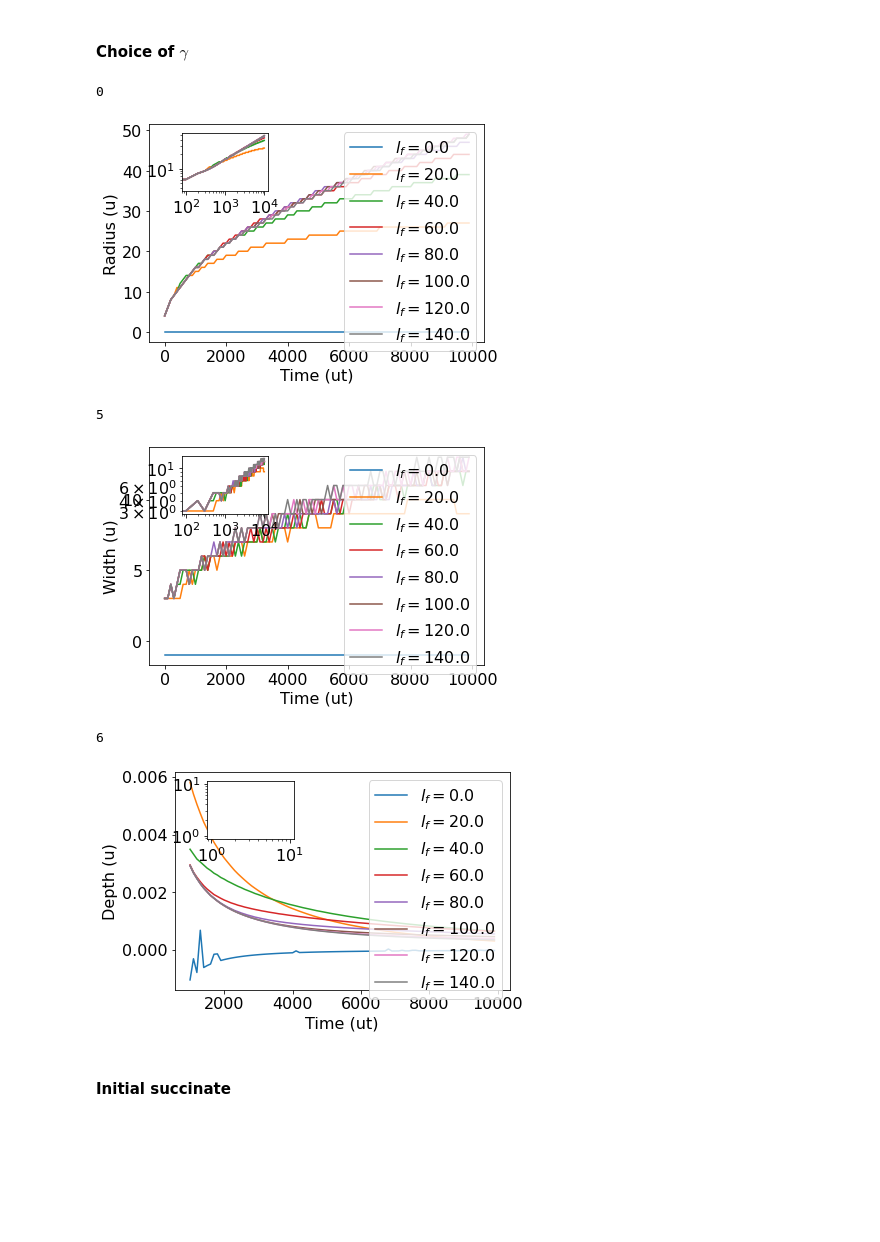
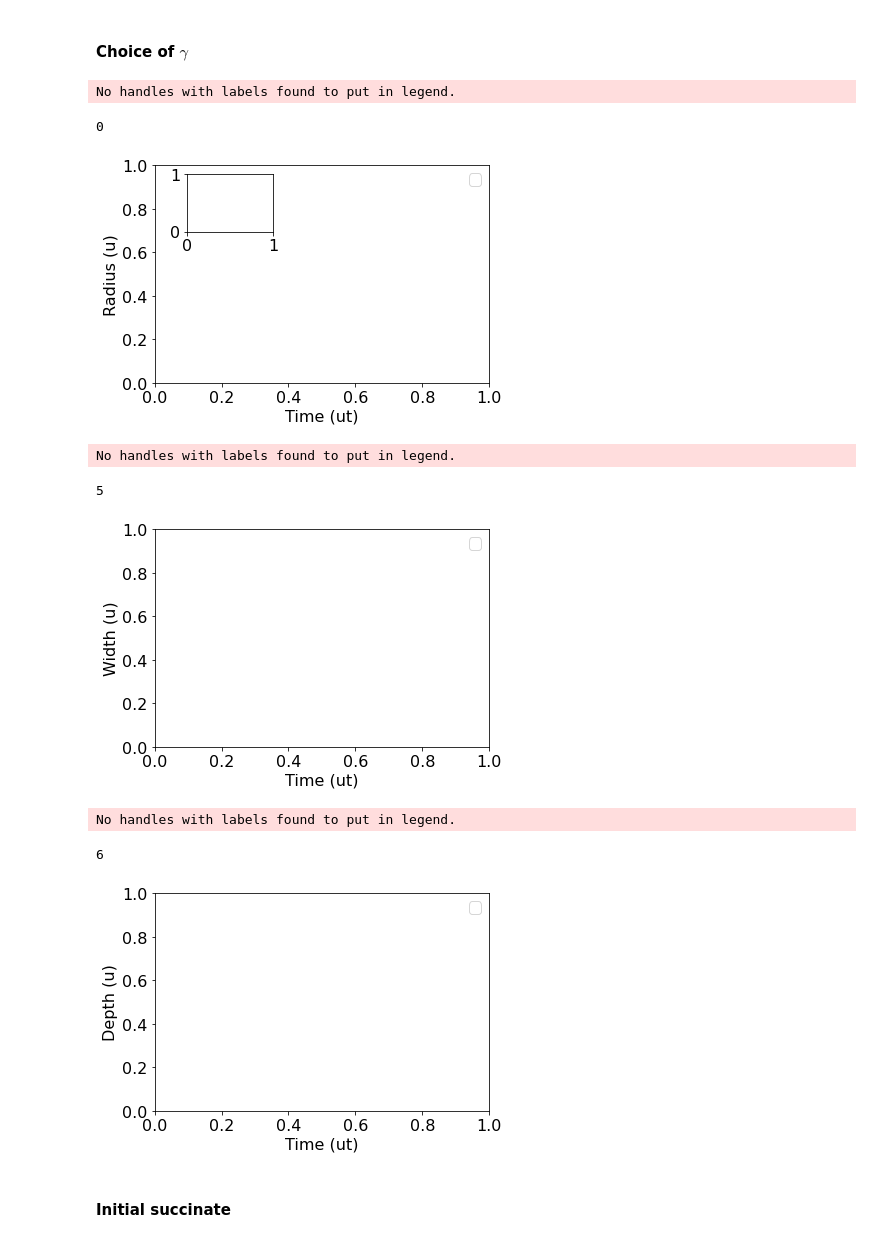
Before and after one commit to qfrigolac/quimiotaxi_TFG, a Jupyter notebook: plot_things.ipynb, the cells around one changed output. Cells and saved outputs as stored; diff of their text form; code cells hidden in the pictures; blank space fills up the shorter version.

```diff
--- a/plot_things.ipynb
+++ b/plot_things.ipynb
@@ -201,12 +201,13 @@ for my_val, my_val_df in all_sims_df.groupby('alp'):
     order = [2,0,1]
     plt.legend([handles[idx] for idx in order],[labels[idx] for idx in order])
 
+    plt.ticklabel_format(axis="x", style="sci", scilimits=(0,0))
 
     plt.ylabel('Radius (u)')
 
     #plt.ylim(0,100)#Per a canviar el rang dels eixos
     output_filename = 'alp-vs-k_'+str(my_alp) + '.pdf'
-    output_path = './grafs_alpvsk2/' + output_filename
+    output_path = '../' + output_filename
 
 
     plt.savefig(output_path, format='pdf', bbox_inches='tight')
@@ -798,44 +799,49 @@ for my_a, my_a_df in all_sims_df.groupby('mesura'):
         plt.ylabel('Radius (u)')
     if my_mesura == 5:
         plt.ylabel('Width (u)')
     if my_mesura == 6:
         plt.ylabel('Depth (u)')
     plt.legend()
-    a = plt.axes([.2, .65, .2, .2])
+    if my_mesura == 0:
+        a = plt.axes([.2, .65, .2, .2])
     for my_index, my_row in my_a_df.iterrows():
         my_nf = my_row['nf']
         my_mesura = my_row['mesura']
         my_gam = my_row['gam']
 
         my_row_list = list(my_row)[:-3]
 
         inici = 0
         if my_mesura == 6:
             inici = 100
             my_row_list = list(my_row)[100:-3]
 
         my_x = [100*i for i in range(inici, len(my_row_list)+inici)]
 
-        if my_gam == 0.0004:
-            plt.plot(my_x, my_row_list)
-            plt.yscale('log')
-            plt.xscale('log')
+        if my_gam == 0.0001:
+            if my_mesura == 0:
+                plt.plot(my_x, my_row_list)
+                plt.yscale('log')
+                plt.xscale('log')
 
 
     #plt.ylim(0,100)#Per a canviar el rang dels eixos
     output_filename = 'FIGn0-vs-gam_0.0001'+'_'+str(my_mesura) + '.pdf'
     output_path = './grafs_simB/' + output_filename
 
 
     plt.savefig(output_path, format='pdf', bbox_inches='tight')
     plt.show()
 # %% [output]
-0
+No handles with labels found to put in legend.
+0
-[figure, old version]
+[figure, new version]
-5
+No handles with labels found to put in legend.
+5
-[figure, old version]
+[figure, new version]
-6
+No handles with labels found to put in legend.
+6
-[figure, old version]
+[figure, new version]
 # %% [markdown]
 #### Initial succinate
 # %%
```
Also changed, not shown: parts of 3 cells of this notebook, 1 other file.
